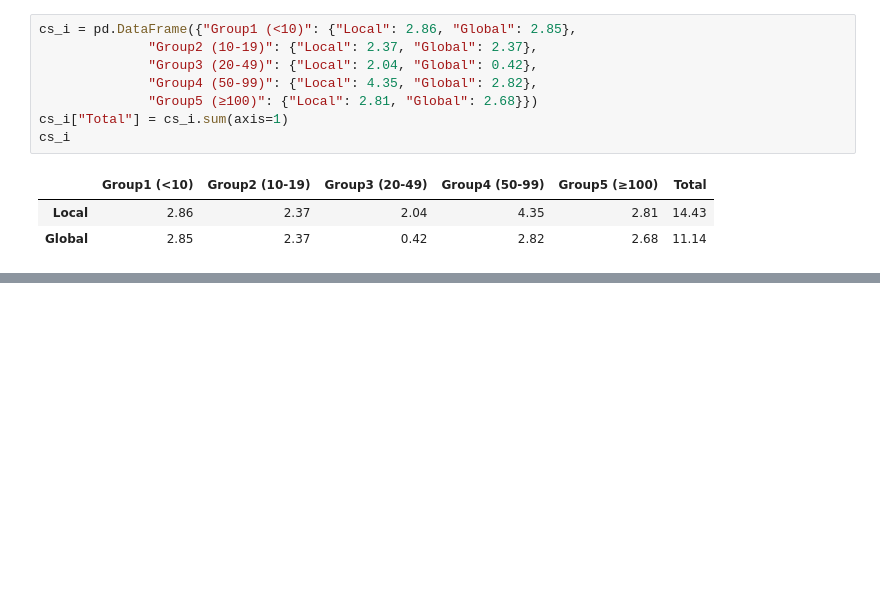
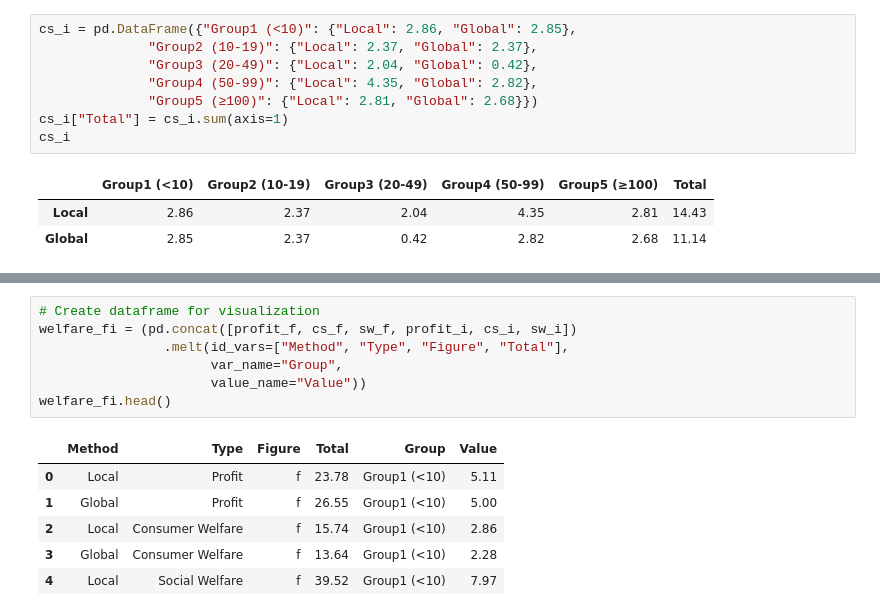
Before and after one commit to wanxii/nonlinear-pricing, a Jupyter notebook: welfare_groups.ipynb, the cells around one changed output, grey strips where cells are left out. Saved outputs shown, nothing was run; the diff lists cells and outputs as text; blank space fills up the shorter version.

```diff
--- a/welfare_groups.ipynb
+++ b/welfare_groups.ipynb
@@ -255,0 +355,14 @@ cs_i
+# %%
+# Create dataframe for visualization
+welfare_fi = (pd.concat([profit_f, cs_f, sw_f, profit_i, cs_i, sw_i])
+                .melt(id_vars=["Method", "Type", "Figure", "Total"],
+                      var_name="Group",
+                      value_name="Value"))
+welfare_fi.head()
+# %% [output]
+|  | Method | Type | Figure | Total | Group | Value |
+| 0 | Local | Profit | f | 23.78 | Group1 (<10) | 5.11 |
+| 1 | Global | Profit | f | 26.55 | Group1 (<10) | 5.00 |
+| 2 | Local | Consumer Welfare | f | 15.74 | Group1 (<10) | 2.86 |
+| 3 | Global | Consumer Welfare | f | 13.64 | Group1 (<10) | 2.28 |
+| 4 | Local | Social Welfare | f | 39.52 | Group1 (<10) | 7.97 |
```
Also changed, not shown: parts of 27 cells of this notebook.
